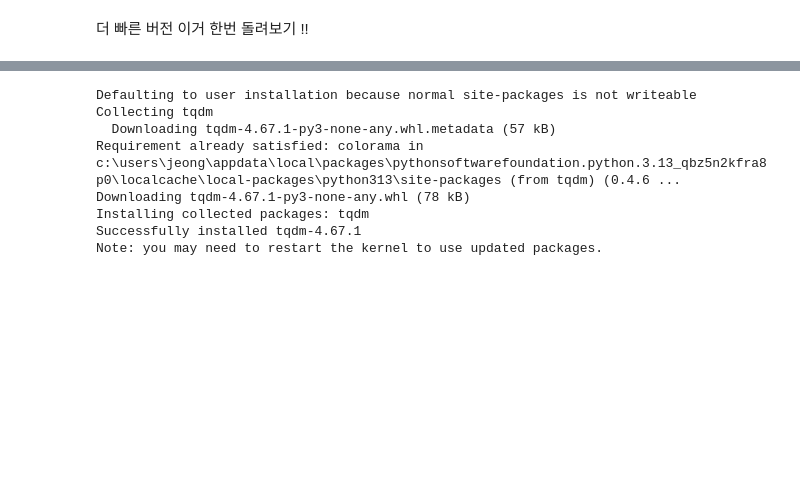
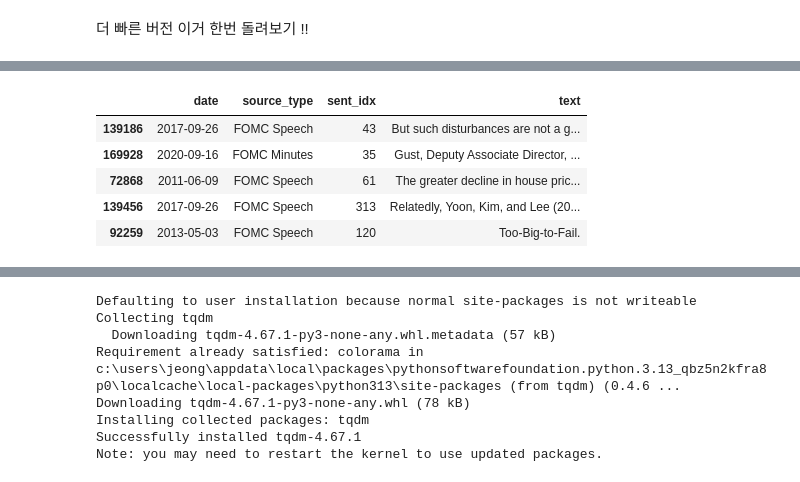
Before and after one commit to seyoung0104/oracle_preference, a Jupyter notebook: Data/cleaning.ipynb, the cells around one changed output, grey strips where cells are left out. Cells and saved outputs as stored; diff of their text form; code cells hidden in the pictures; blank space fills up the shorter version.

```diff
--- a/Data/cleaning.ipynb
+++ b/Data/cleaning.ipynb
@@ -773,0 +938,9 @@ if __name__ == "__main__":
+# %%
+segments.sample(5)[["date", "source_type", "sent_idx", "text"]]
+# %% [output]
+|  | date | source_type | sent_idx | text |
+| 139186 | 2017-09-26 | FOMC Speech | 43 | But such disturbances are not a g... |
+| 169928 | 2020-09-16 | FOMC Minutes | 35 | Gust, Deputy Associate Director, ... |
+| 72868 | 2011-06-09 | FOMC Speech | 61 | The greater decline in house pric... |
+| 139456 | 2017-09-26 | FOMC Speech | 313 | Relatedly, Yoon, Kim, and Lee (20... |
+| 92259 | 2013-05-03 | FOMC Speech | 120 | Too-Big-to-Fail. |
```
Also changed, not shown: parts of 14 cells of this notebook.
